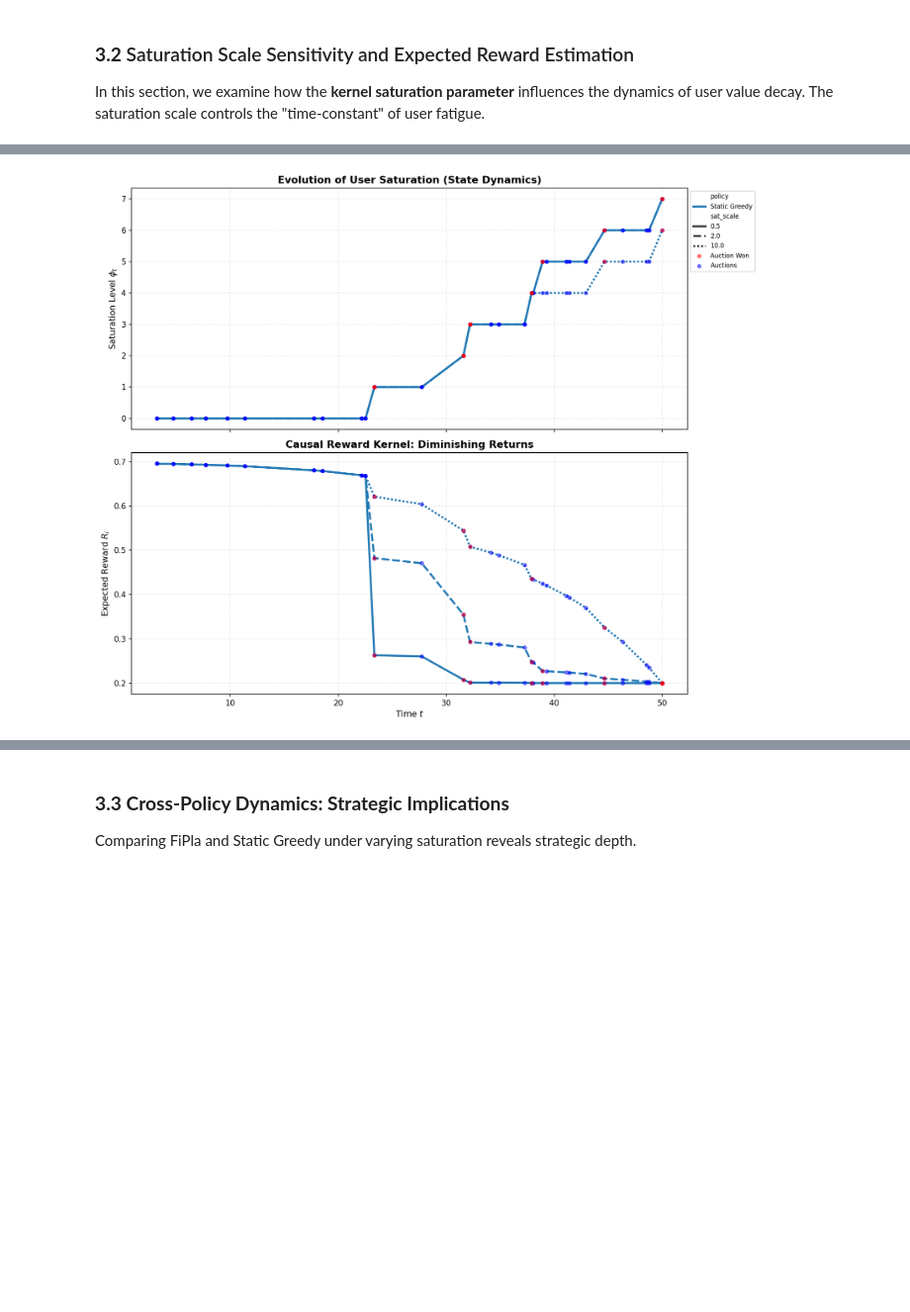
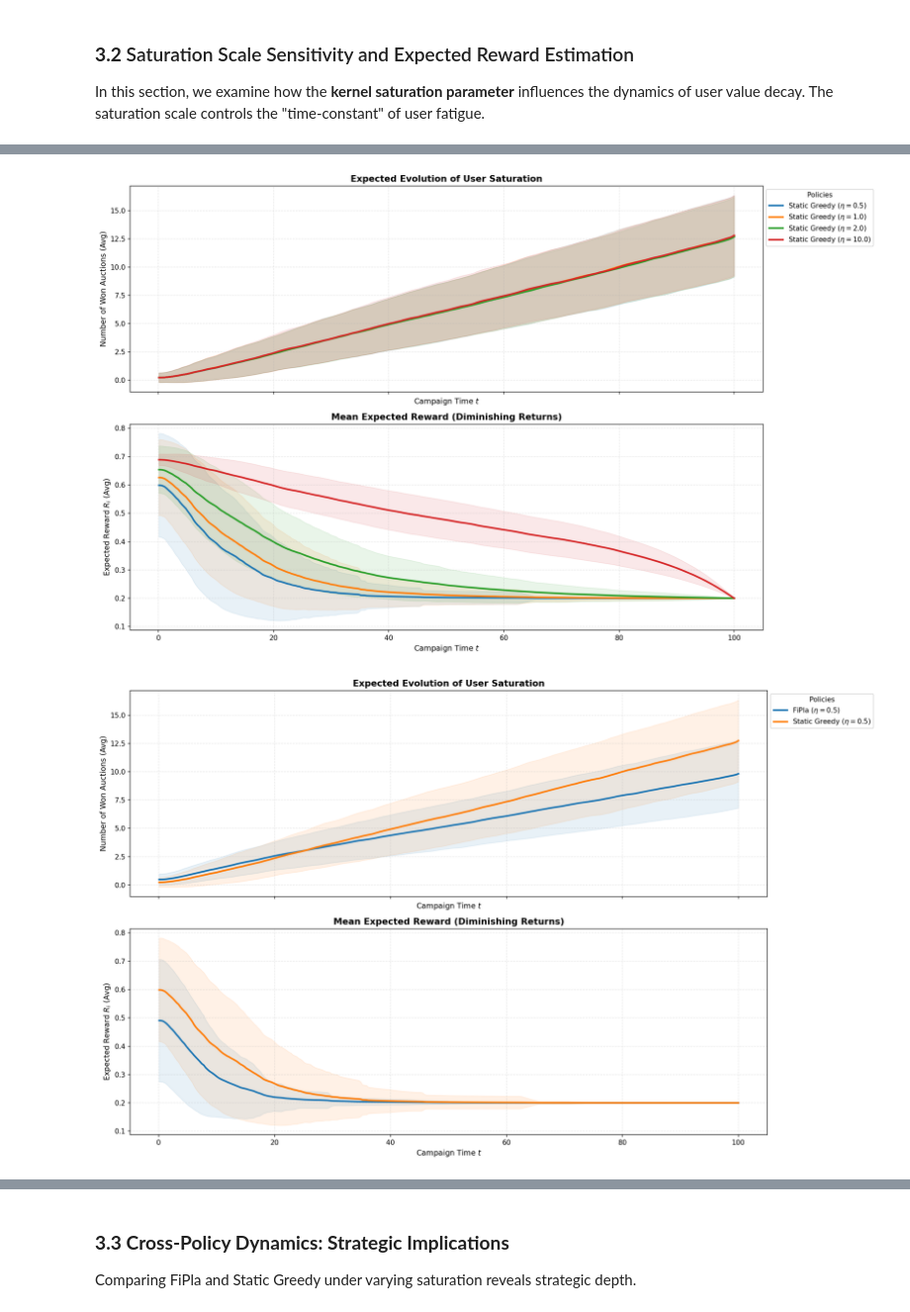
Before and after one commit to eugeniepatard/dynamauction, a Jupyter notebook: benchmark/benchmark_experiments.ipynb, the cells around one changed output, grey strips where cells are left out. Shown at 99% size. Drawn from its saved outputs; the diff is of its cells as text; code cells hidden in the pictures; blank space fills up the shorter version.

```diff
--- a/benchmark/benchmark_experiments.ipynb
+++ b/benchmark/benchmark_experiments.ipynb
@@ -266,4 +285,8 @@ plot_value_dynamics(df_results[df_results['seed']==42], policies=["FiPla"], sat_
 # %%
-plot_value_dynamics(df_results[df_results['seed']==42], policies=["Static Greedy"], sat_scales=[0.5, 2.0, 10.0])
+plot_value_dynamics_average(df_results, policies=["Static Greedy"], sat_scales=[0.5, 1.0, 2.0, 10.0], show_scatters=False)
 # %% [output]
-[figure, old version]
+[figure, new version]
+# %%
+plot_value_dynamics_average(df_results, policies=["Static Greedy","FiPla"], sat_scales=[0.5], show_scatters=False)
+# %% [output]
+[figure, added]
```
Also changed, not shown: parts of 14 cells of this notebook, 2 other files.
